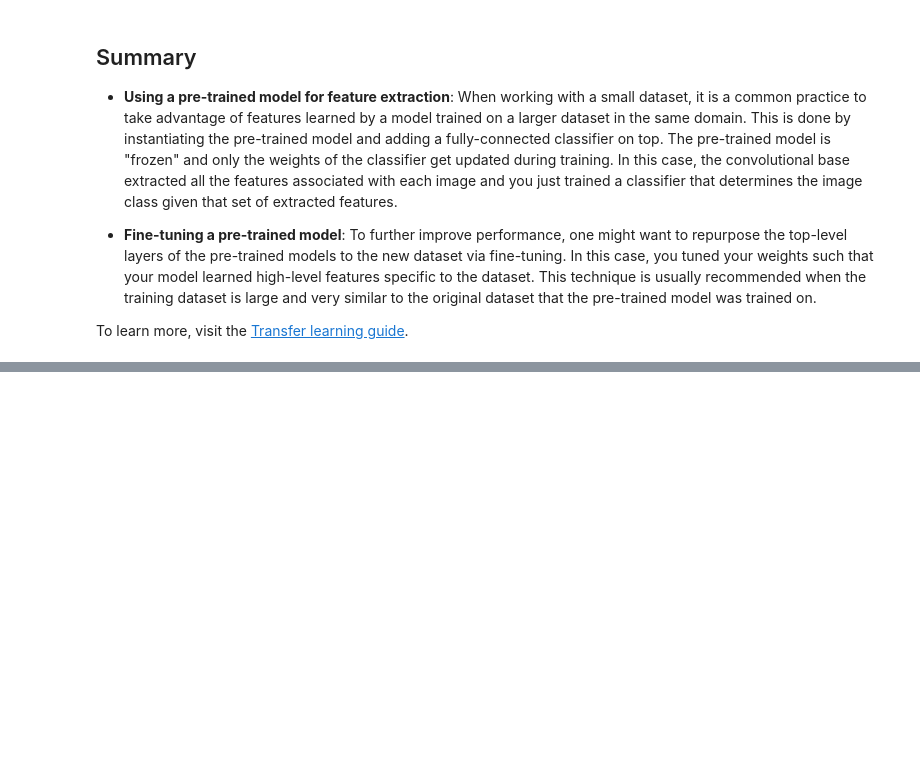
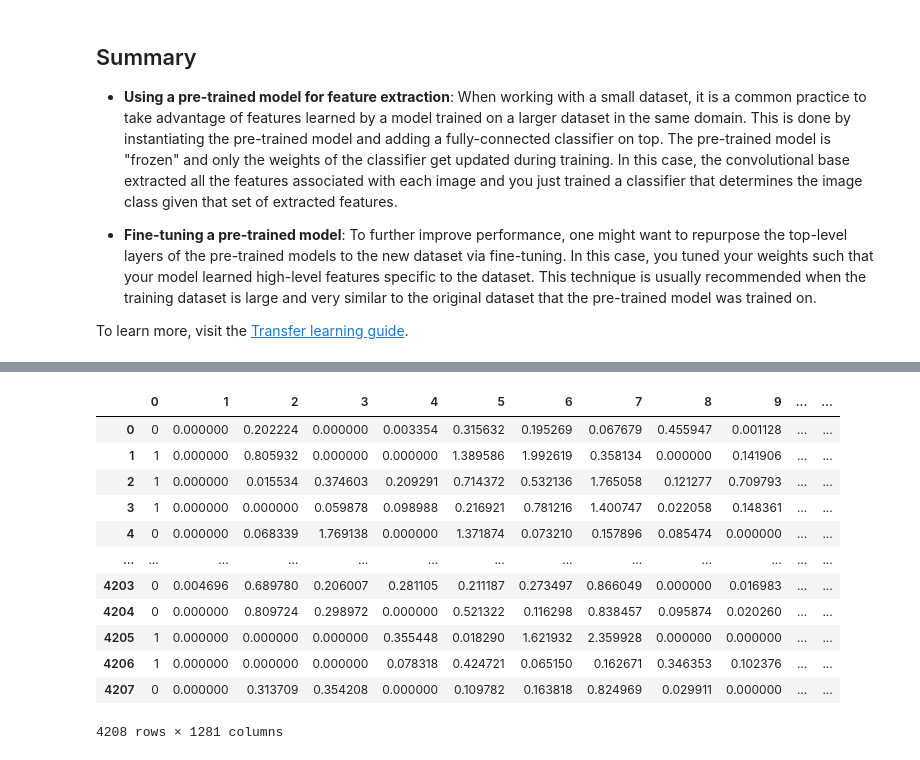
Before and after one commit to silveiraluiza/rn-cin-covid, a Jupyter notebook: transfer learning/transfer_learning_Xception.ipynb, the cells around one changed output, grey strips where cells are left out. Drawn from its saved outputs; the diff is of its cells as text; code cells hidden in the pictures; blank space fills up the shorter version.

```diff
--- a/transfer learning/transfer_learning_Xception.ipynb
+++ b/transfer learning/transfer_learning_Xception.ipynb
@@ -563,0 +661,16 @@ To learn more, visit the [Transfer learning guide](https://www.tensorflow.org/gu
+# %%
+train
+# %% [output]
+|  | 0 | 1 | 2 | 3 | 4 | 5 | 6 | 7 | 8 | 9 | ... | ... |
+| 0 | 0 | 0.000000 | 0.202224 | 0.000000 | 0.003354 | 0.315632 | 0.195269 | 0.067679 | 0.455947 | 0.001128 | ... | ... |
+| 1 | 1 | 0.000000 | 0.805932 | 0.000000 | 0.000000 | 1.389586 | 1.992619 | 0.358134 | 0.000000 | 0.141906 | ... | ... |
+| 2 | 1 | 0.000000 | 0.015534 | 0.374603 | 0.209291 | 0.714372 | 0.532136 | 1.765058 | 0.121277 | 0.709793 | ... | ... |
+| 3 | 1 | 0.000000 | 0.000000 | 0.059878 | 0.098988 | 0.216921 | 0.781216 | 1.400747 | 0.022058 | 0.148361 | ... | ... |
+| 4 | 0 | 0.000000 | 0.068339 | 1.769138 | 0.000000 | 1.371874 | 0.073210 | 0.157896 | 0.085474 | 0.000000 | ... | ... |
+| ... | ... | ... | ... | ... | ... | ... | ... | ... | ... | ... | ... | ... |
+| 4203 | 0 | 0.004696 | 0.689780 | 0.206007 | 0.281105 | 0.211187 | 0.273497 | 0.866049 | 0.000000 | 0.016983 | ... | ... |
+| 4204 | 0 | 0.000000 | 0.809724 | 0.298972 | 0.000000 | 0.521322 | 0.116298 | 0.838457 | 0.095874 | 0.020260 | ... | ... |
+| 4205 | 1 | 0.000000 | 0.000000 | 0.000000 | 0.355448 | 0.018290 | 1.621932 | 2.359928 | 0.000000 | 0.000000 | ... | ... |
+| 4206 | 1 | 0.000000 | 0.000000 | 0.000000 | 0.078318 | 0.424721 | 0.065150 | 0.162671 | 0.346353 | 0.102376 | ... | ... |
+| 4207 | 0 | 0.000000 | 0.313709 | 0.354208 | 0.000000 | 0.109782 | 0.163818 | 0.824969 | 0.029911 | 0.000000 | ... | ... |
+4208 rows × 1281 columns
```
Also changed, not shown: parts of 45 cells of this notebook, 10 other files.
